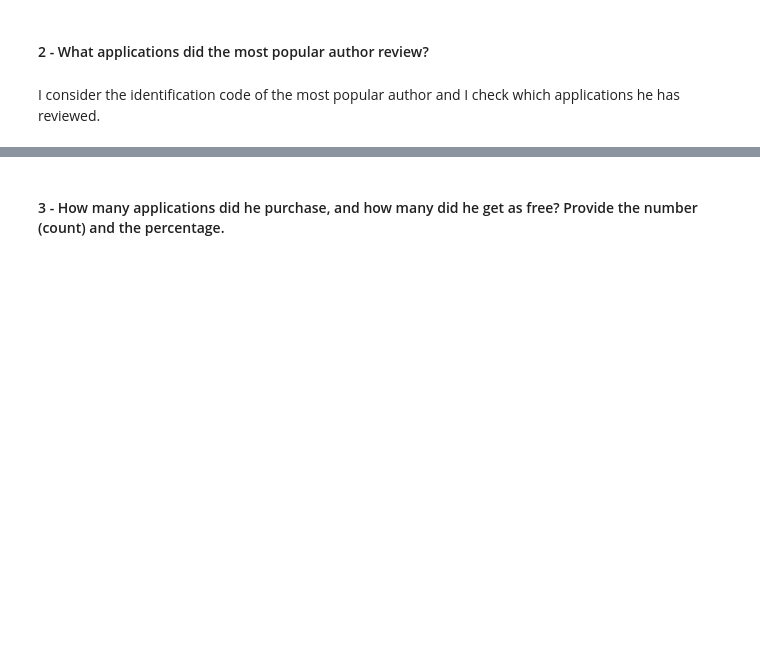
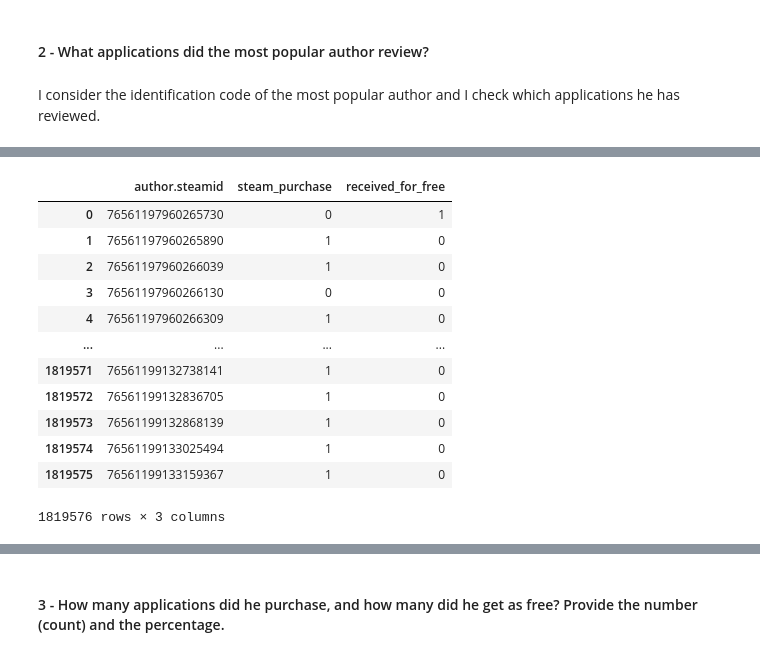
Before and after one commit to Requiem98/ADM-HW2, a Jupyter notebook: Question5.ipynb, the cells around one changed output, grey strips where cells are left out. Cells and saved outputs as stored; diff of their text form; code cells hidden in the pictures; blank space fills up the shorter version.

```diff
--- a/Question5.ipynb
+++ b/Question5.ipynb
@@ -68 +127,17 @@ array(['The Witcher 3: Wild Hunt', 'Half-Life', 'Counter-Strike: Source',
+# %%
+dataset[['author.steamid', "steam_purchase", "received_for_free"]].groupby('author.steamid', as_index=False).sum()
+# %% [output]
+|  | author.steamid | steam_purchase | received_for_free |
+| 0 | 76561197960265730 | 0 | 1 |
+| 1 | 76561197960265890 | 1 | 0 |
+| 2 | 76561197960266039 | 1 | 0 |
+| 3 | 76561197960266130 | 0 | 0 |
+| 4 | 76561197960266309 | 1 | 0 |
+| ... | ... | ... | ... |
+| 1819571 | 76561199132738141 | 1 | 0 |
+| 1819572 | 76561199132836705 | 1 | 0 |
+| 1819573 | 76561199132868139 | 1 | 0 |
+| 1819574 | 76561199133025494 | 1 | 0 |
+| 1819575 | 76561199133159367 | 1 | 0 |
+1819576 rows × 3 columns
 # %%
```
Also changed, not shown: parts of 24 cells of this notebook, 3 other files.
